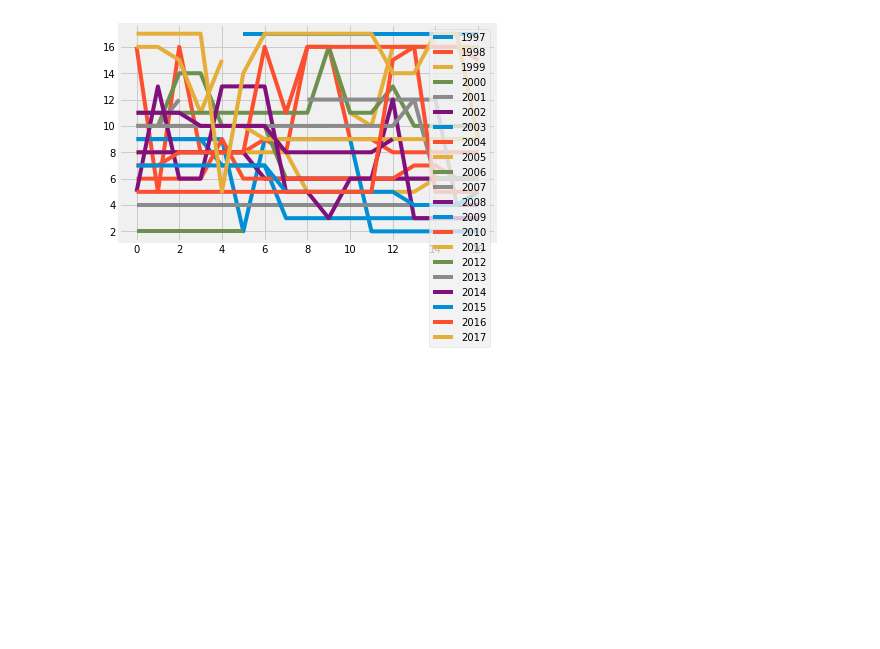
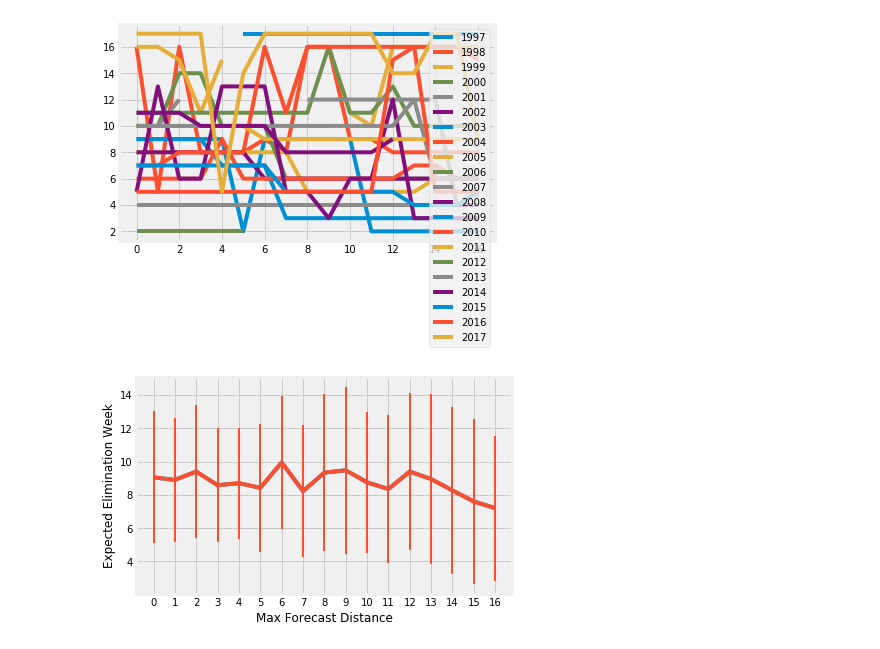
Before and after one commit to ajvogt/nfl-pickem, a Jupyter notebook: analysis.ipynb, the cells around one changed output. Drawn from its saved outputs; the diff is of its cells as text; code cells hidden in the pictures; blank space fills up the shorter version.

Commit message:
analyzing historical forecasting success

```diff
--- a/analysis.ipynb
+++ b/analysis.ipynb
@@ -55,3 +55,18 @@ plt.legend()
 plt.show()
 # %% [output]
 [figure]
+# %%
+ew = df.groupby('max_week')['elim_week'].agg(['mean', 'std']).reset_index()
+plt.plot(ew.max_week.values,
+         ew['mean'].values)
+plt.errorbar(ew.max_week.values,
+             ew['mean'].values,
+             yerr=ew['std'].values,
+             elinewidth=2)
+plt.xticks(ew.max_week.values,
+           ew.max_week.values)
+plt.xlabel('Max Forecast Distance')
+plt.ylabel('Expected Elimination Week')
+plt.show()
+# %% [output]
+[figure, added]
```
Also changed, not shown: parts of 1 cell of this notebook, 3 other files.
